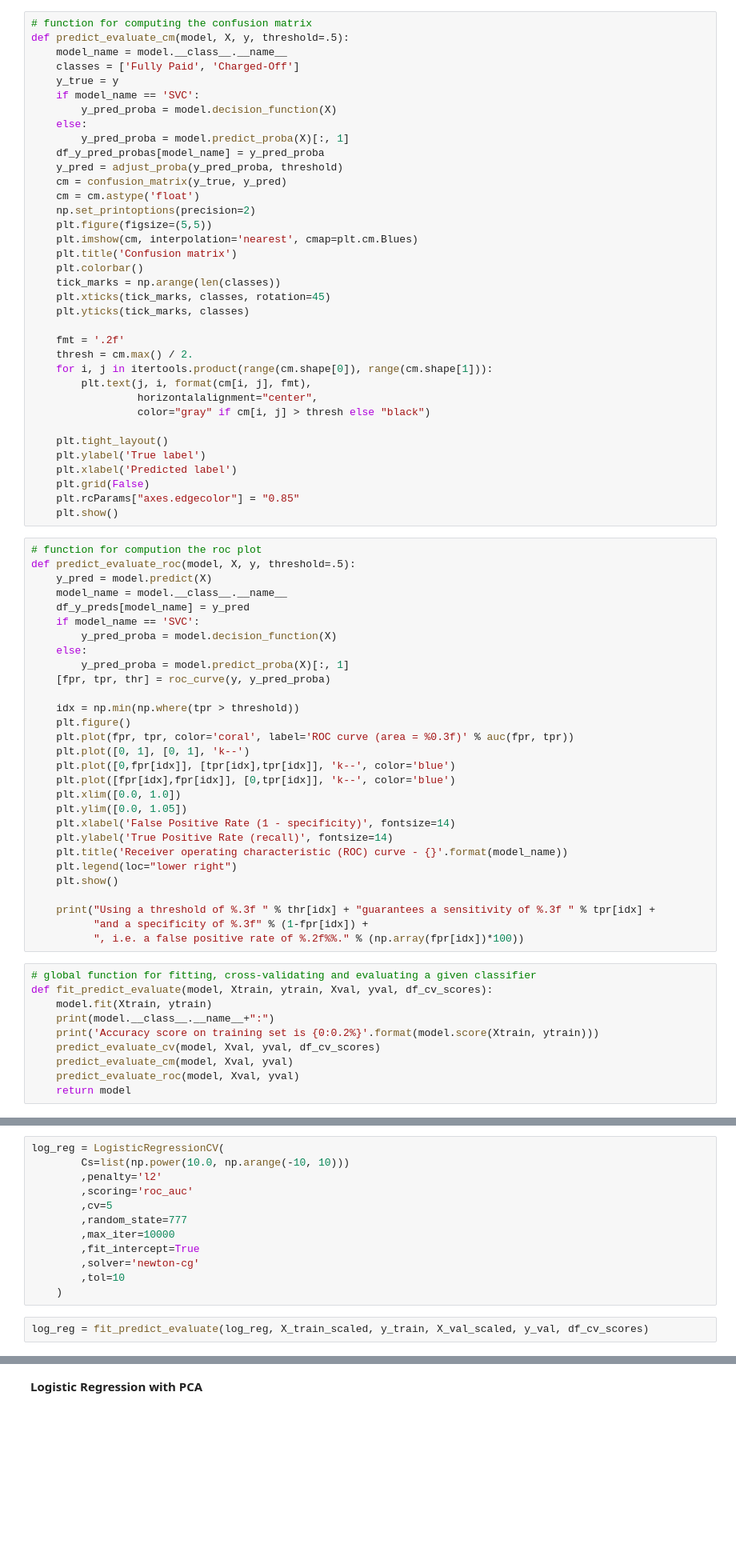
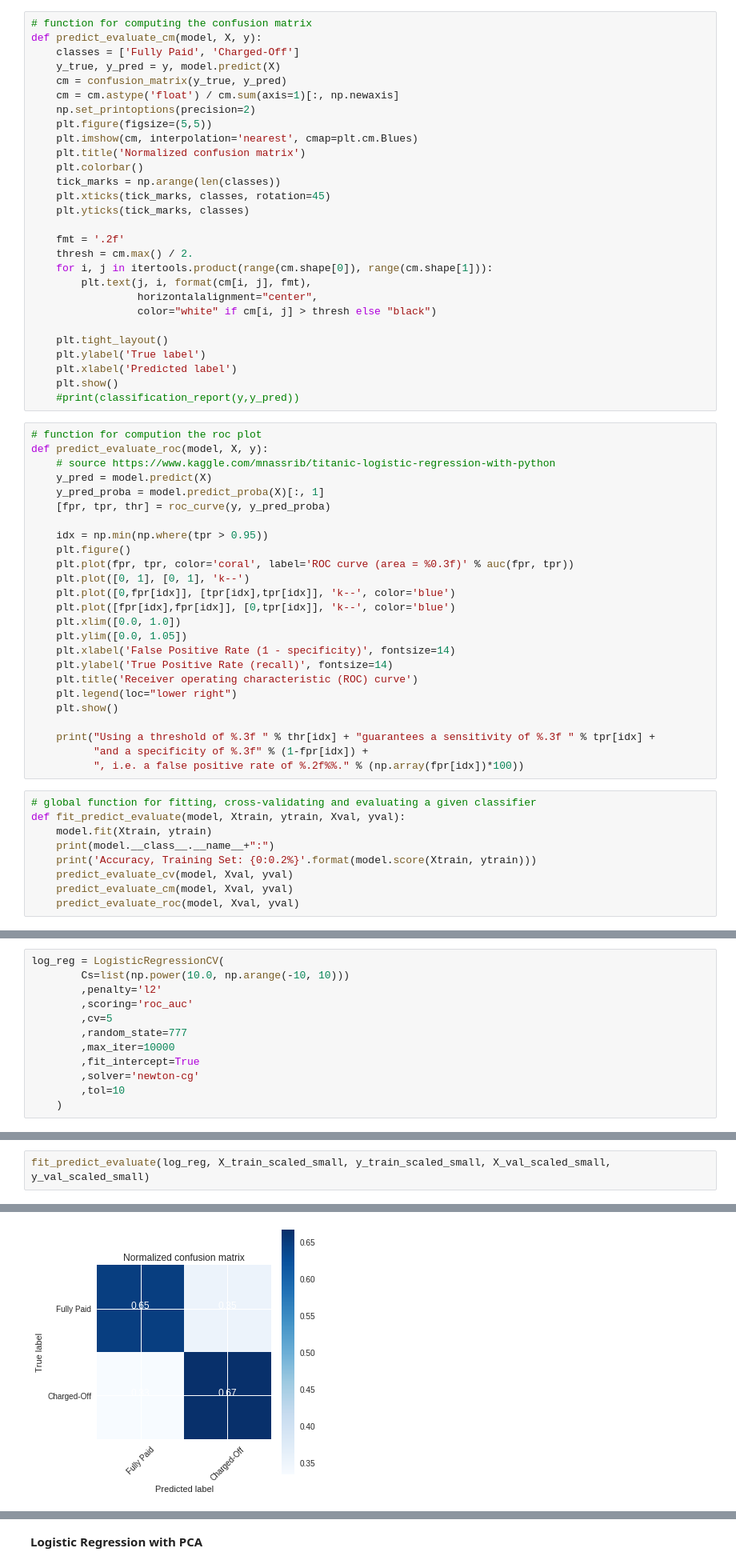
Before and after one commit to michelkana/lendingclub, a Jupyter notebook: notebooks/CS109aLendingClub_Models.ipynb, the cells around one changed output, grey strips where cells are left out. Shown at 80% size. Cells and saved outputs as stored; diff of their text form; blank space fills up the shorter version.

```diff
--- a/notebooks/CS109aLendingClub_Models.ipynb
+++ b/notebooks/CS109aLendingClub_Models.ipynb
@@ -728,21 +694,14 @@ def predict_evaluate_cv(model, X, y, df_cv_scores):
 # %%
 # function for computing the confusion matrix
-def predict_evaluate_cm(model, X, y, threshold=.5):
-    model_name = model.__class__.__name__
+def predict_evaluate_cm(model, X, y):
     classes = ['Fully Paid', 'Charged-Off']
-    y_true = y
-    if model_name == 'SVC':
-        y_pred_proba = model.decision_function(X)
-    else:
-        y_pred_proba = model.predict_proba(X)[:, 1]
-    df_y_pred_probas[model_name] = y_pred_proba
-    y_pred = adjust_proba(y_pred_proba, threshold)
+    y_true, y_pred = y, model.predict(X)
     cm = confusion_matrix(y_true, y_pred)
-    cm = cm.astype('float')
+    cm = cm.astype('float') / cm.sum(axis=1)[:, np.newaxis]
     np.set_printoptions(precision=2)
     plt.figure(figsize=(5,5))
     plt.imshow(cm, interpolation='nearest', cmap=plt.cm.Blues)
-    plt.title('Confusion matrix')
+    plt.title('Normalized confusion matrix')
     plt.colorbar()
     tick_marks = np.arange(len(classes))
     plt.xticks(tick_marks, classes, rotation=45)
@@ -753,27 +712,22 @@ def predict_evaluate_cm(model, X, y, threshold=.5):
     for i, j in itertools.product(range(cm.shape[0]), range(cm.shape[1])):
         plt.text(j, i, format(cm[i, j], fmt),
                  horizontalalignment="center",
-                 color="gray" if cm[i, j] > thresh else "black")
+                 color="white" if cm[i, j] > thresh else "black")
 
     plt.tight_layout()
     plt.ylabel('True label')
     plt.xlabel('Predicted label')
-    plt.grid(False)
-    plt.rcParams["axes.edgecolor"] = "0.85"
     plt.show()
+    #print(classification_report(y,y_pred))
 # %%
 # function for compution the roc plot
-def predict_evaluate_roc(model, X, y, threshold=.5):
+def predict_evaluate_roc(model, X, y):
+    # source https://www.kaggle.com/mnassrib/titanic-logistic-regression-with-python
     y_pred = model.predict(X)
-    model_name = model.__class__.__name__
-    df_y_preds[model_name] = y_pred
-    if model_name == 'SVC':
-        y_pred_proba = model.decision_function(X)
-    else:
-        y_pred_proba = model.predict_proba(X)[:, 1]
+    y_pred_proba = model.predict_proba(X)[:, 1]
     [fpr, tpr, thr] = roc_curve(y, y_pred_proba)
 
-    idx = np.min(np.where(tpr > threshold))
+    idx = np.min(np.where(tpr > 0.95))
     plt.figure()
     plt.plot(fpr, tpr, color='coral', label='ROC curve (area = %0.3f)' % auc(fpr, tpr))
     plt.plot([0, 1], [0, 1], 'k--')
@@ -783,7 +737,7 @@ def predict_evaluate_roc(model, X, y, threshold=.5):
     plt.ylim([0.0, 1.05])
     plt.xlabel('False Positive Rate (1 - specificity)', fontsize=14)
     plt.ylabel('True Positive Rate (recall)', fontsize=14)
-    plt.title('Receiver operating characteristic (ROC) curve - {}'.format(model_name))
+    plt.title('Receiver operating characteristic (ROC) curve')
     plt.legend(loc="lower right")
     plt.show()
 
@@ -792,11 +746,10 @@ def predict_evaluate_roc(model, X, y, threshold=.5):
           ", i.e. a false positive rate of %.2f%%." % (np.array(fpr[idx])*100))
 # %%
 # global function for fitting, cross-validating and evaluating a given classifier
-def fit_predict_evaluate(model, Xtrain, ytrain, Xval, yval, df_cv_scores):
+def fit_predict_evaluate(model, Xtrain, ytrain, Xval, yval):
     model.fit(Xtrain, ytrain)
     print(model.__class__.__name__+":")
-    print('Accuracy score on training set is {0:0.2%}'.format(model.score(Xtrain, ytrain)))
-    predict_evaluate_cv(model, Xval, yval, df_cv_scores)
+    print('Accuracy, Training Set: {0:0.2%}'.format(model.score(Xtrain, ytrain)))
+    predict_evaluate_cv(model, Xval, yval)
     predict_evaluate_cm(model, Xval, yval)
     predict_evaluate_roc(model, Xval, yval)
-    return model
@@ -832,5 +769,3 @@ log_reg = LogisticRegressionCV(
         ,solver='newton-cg'
         ,tol=10
     )
-# %%
-log_reg = fit_predict_evaluate(log_reg, X_train_scaled, y_train, X_val_scaled, y_val, df_cv_scores)
@@ -846,0 +772,3 @@ Using a threshold of 0.591 guarantees a sensitivity of 0.503 and a specificity o
+# %%
+fit_predict_evaluate(log_reg, X_train_scaled_small, y_train_scaled_small, X_val_scaled_small, y_val_scaled_small)
+# %% [output]
@@ -846,0 +782 @@ Using a threshold of 0.591 guarantees a sensitivity of 0.503 and a specificity o
+[figure, added]
```
Also changed, not shown: parts of 182 cells of this notebook, 26 other files.
